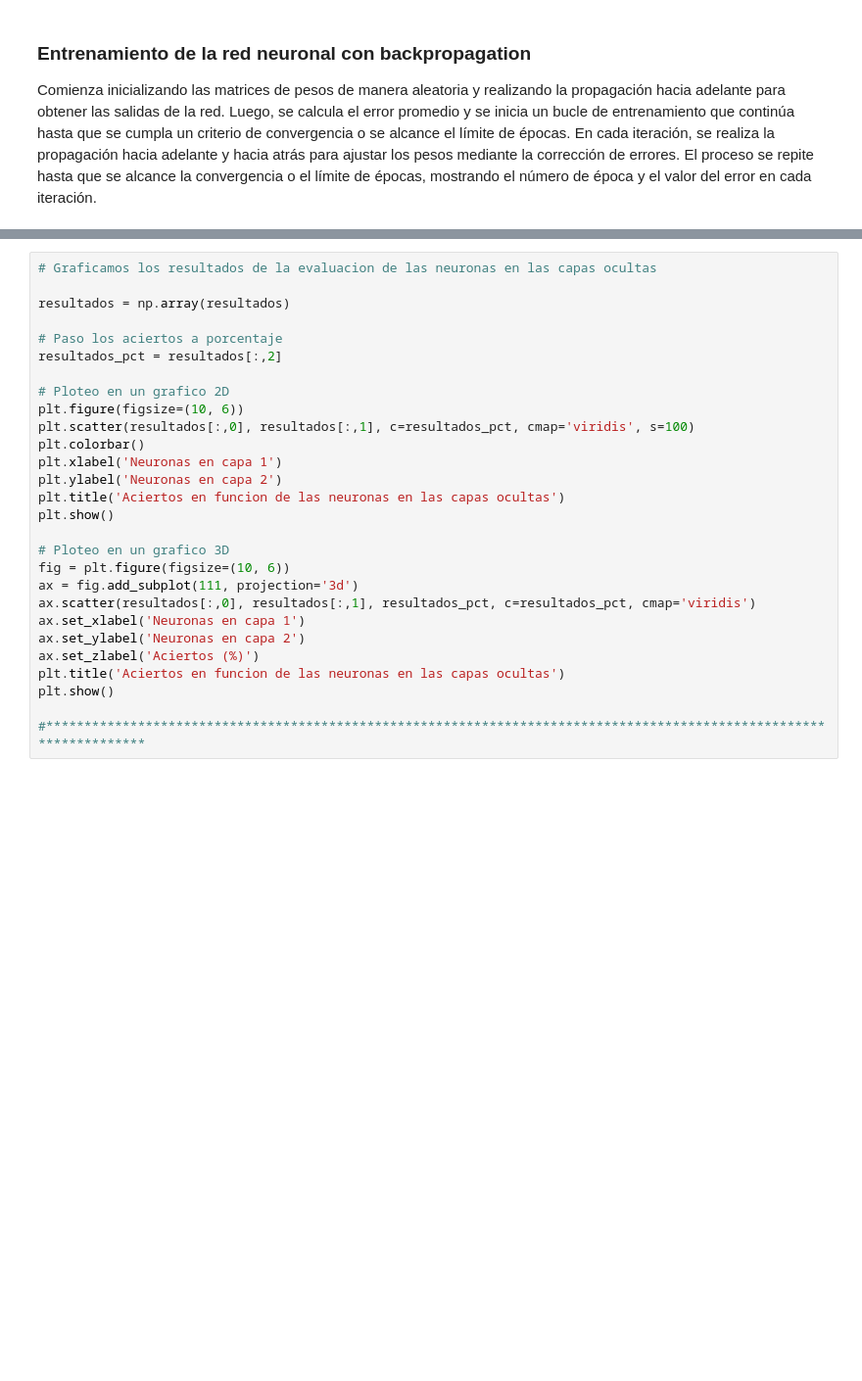
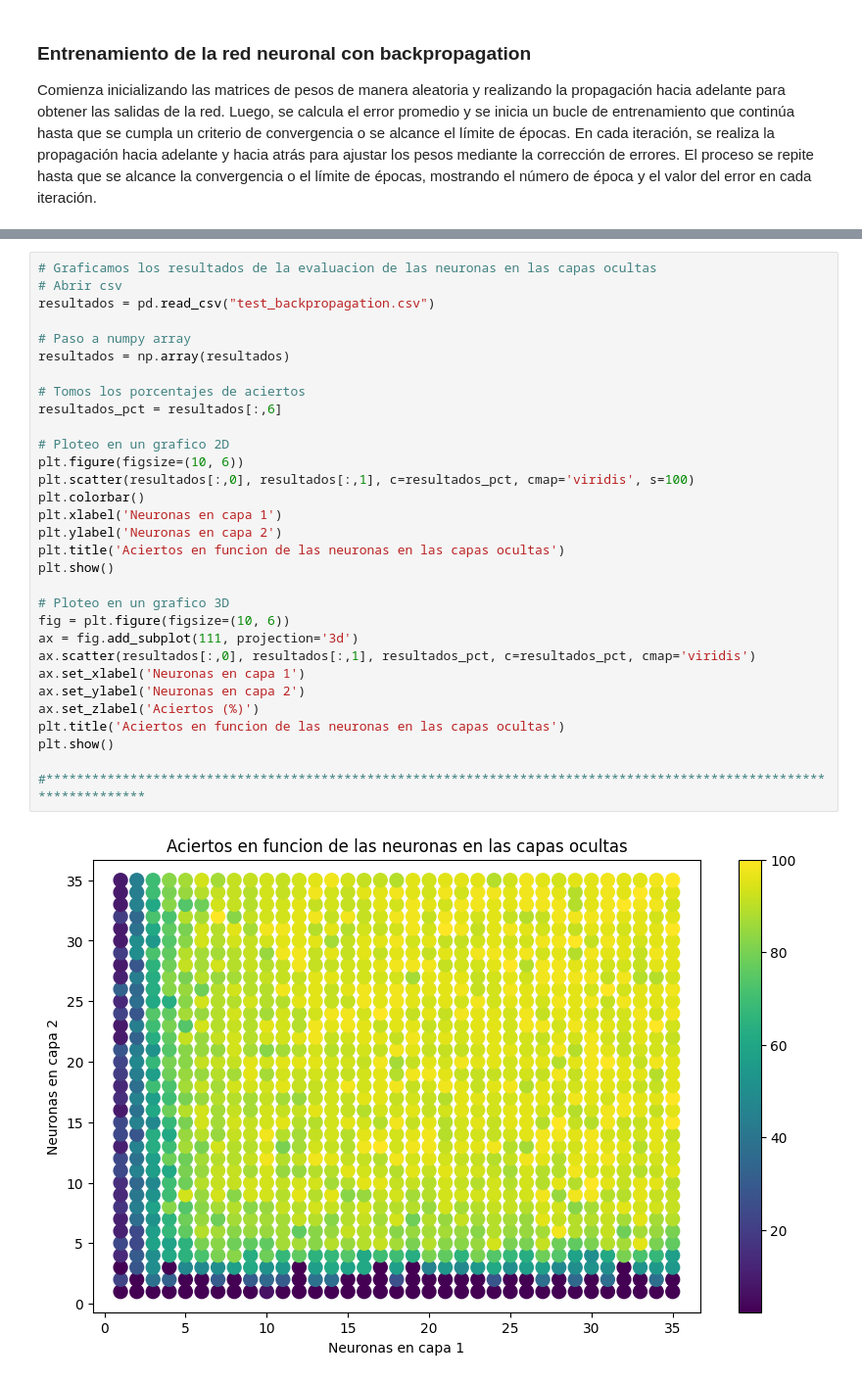
Before and after one commit to fechhh/NuestrasCaras, a Jupyter notebook: Main.ipynb, the cells around one changed output, grey strips where cells are left out. Shown at 98% size. Saved outputs shown, nothing was run; the diff lists cells and outputs as text; blank space fills up the shorter version.

Commit message:
Main con test de mejor combinacion de neuronas

```diff
--- a/Main.ipynb
+++ b/Main.ipynb
@@ -211,28 +227,33 @@ resultados_df.to_csv("test_backpropagation.csv", index=False)
 # %%
 # Graficamos los resultados de la evaluacion de las neuronas en las capas ocultas
+# Abrir csv
+resultados = pd.read_csv("test_backpropagation.csv")
 
+# Paso a numpy array
 resultados = np.array(resultados)
 
-# Paso los aciertos a porcentaje
-resultados_pct = resultados[:,2]
+# Tomos los porcentajes de aciertos
+resultados_pct = resultados[:,6]
 
 # Ploteo en un grafico 2D
 plt.figure(figsize=(10, 6))
 plt.scatter(resultados[:,0], resultados[:,1], c=resultados_pct, cmap='viridis', s=100)
 plt.colorbar()
 plt.xlabel('Neuronas en capa 1')
 plt.ylabel('Neuronas en capa 2')
 plt.title('Aciertos en funcion de las neuronas en las capas ocultas')
 plt.show()
 
 # Ploteo en un grafico 3D
 fig = plt.figure(figsize=(10, 6))
 ax = fig.add_subplot(111, projection='3d')
 ax.scatter(resultados[:,0], resultados[:,1], resultados_pct, c=resultados_pct, cmap='viridis')
 ax.set_xlabel('Neuronas en capa 1')
 ax.set_ylabel('Neuronas en capa 2')
 ax.set_zlabel('Aciertos (%)')
 plt.title('Aciertos en funcion de las neuronas en las capas ocultas')
 plt.show()
 
 #********************************************************************************************************************
+# %% [output]
+[figure, added]
```
Also changed, not shown: parts of 13 cells of this notebook.
